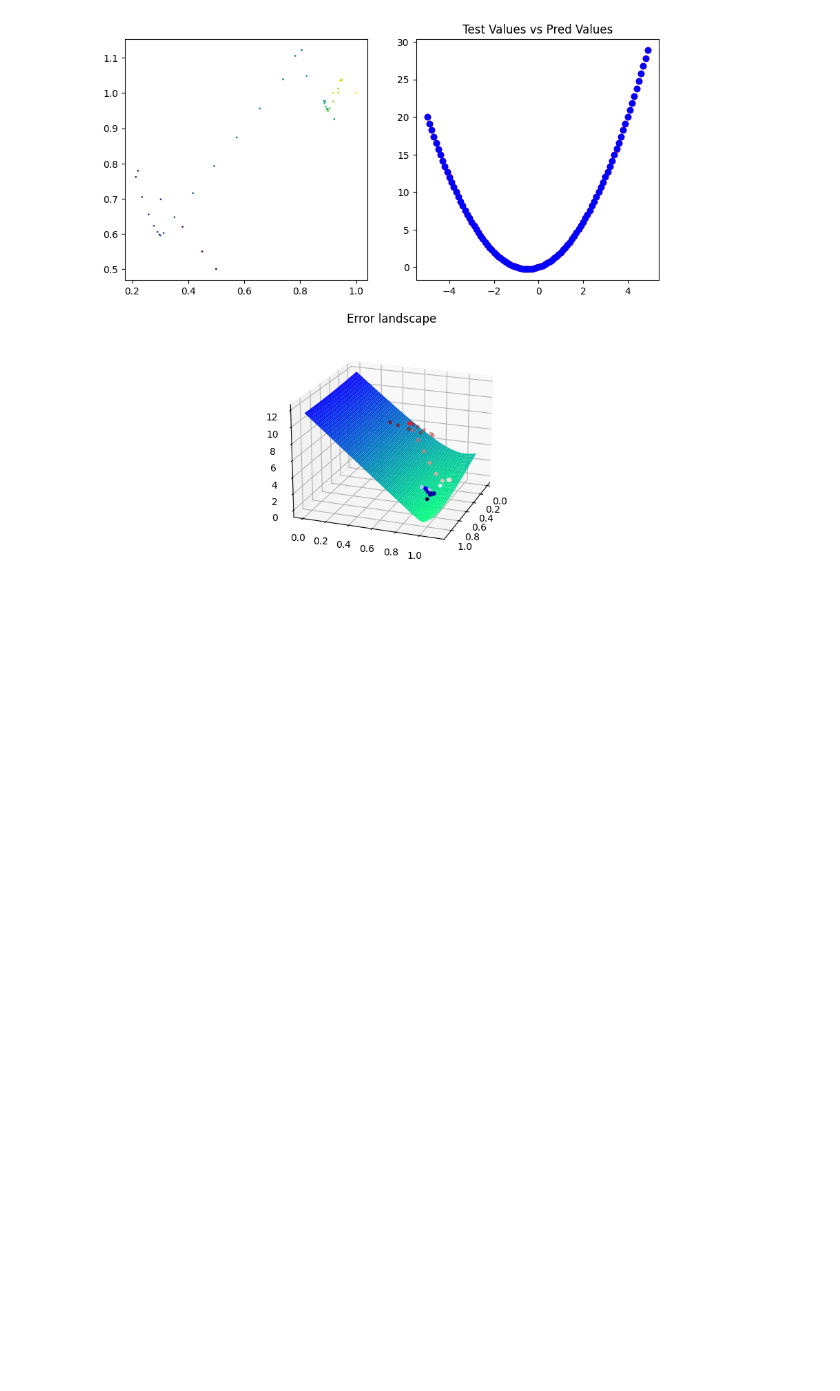
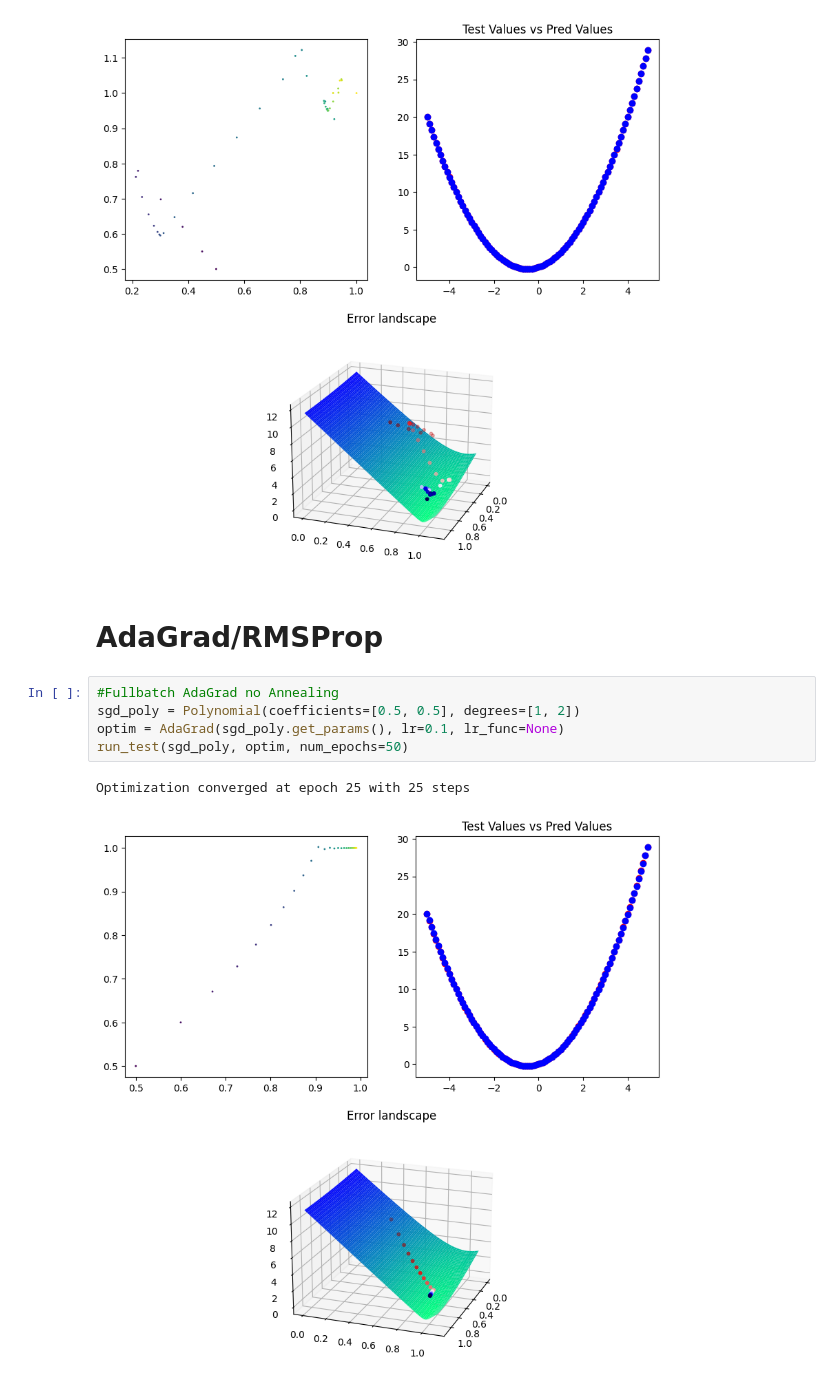
Before and after one commit to JoseMCruzMendez/CodingMLBasics, a Jupyter notebook: Optimizers/TestingGD.ipynb, the cells around one changed output. Drawn from its saved outputs; the diff is of its cells as text; blank space fills up the shorter version.

Commit message:
Finished testing AdaGrad and RMSProp, moving onto Adam

```diff
--- a/Optimizers/TestingGD.ipynb
+++ b/Optimizers/TestingGD.ipynb
@@ -210,3 +225,13 @@ plot_vals(lin_coeffs, sq_coeffs, sgd_poly)
 # %% [output]
 Optimization converged at epoch 3 with 41 steps
 [figure]
+# %% [markdown]
+# AdaGrad/RMSProp
+# %%
+#Fullbatch AdaGrad no Annealing
+sgd_poly = Polynomial(coefficients=[0.5, 0.5], degrees=[1, 2])
+optim = AdaGrad(sgd_poly.get_params(), lr=0.1, lr_func=None)
+run_test(sgd_poly, optim, num_epochs=50)
+# %% [output]
+Optimization converged at epoch 25 with 25 steps
+[figure, added]
```
Also changed, not shown: parts of 12 cells of this notebook, 1 other file.
